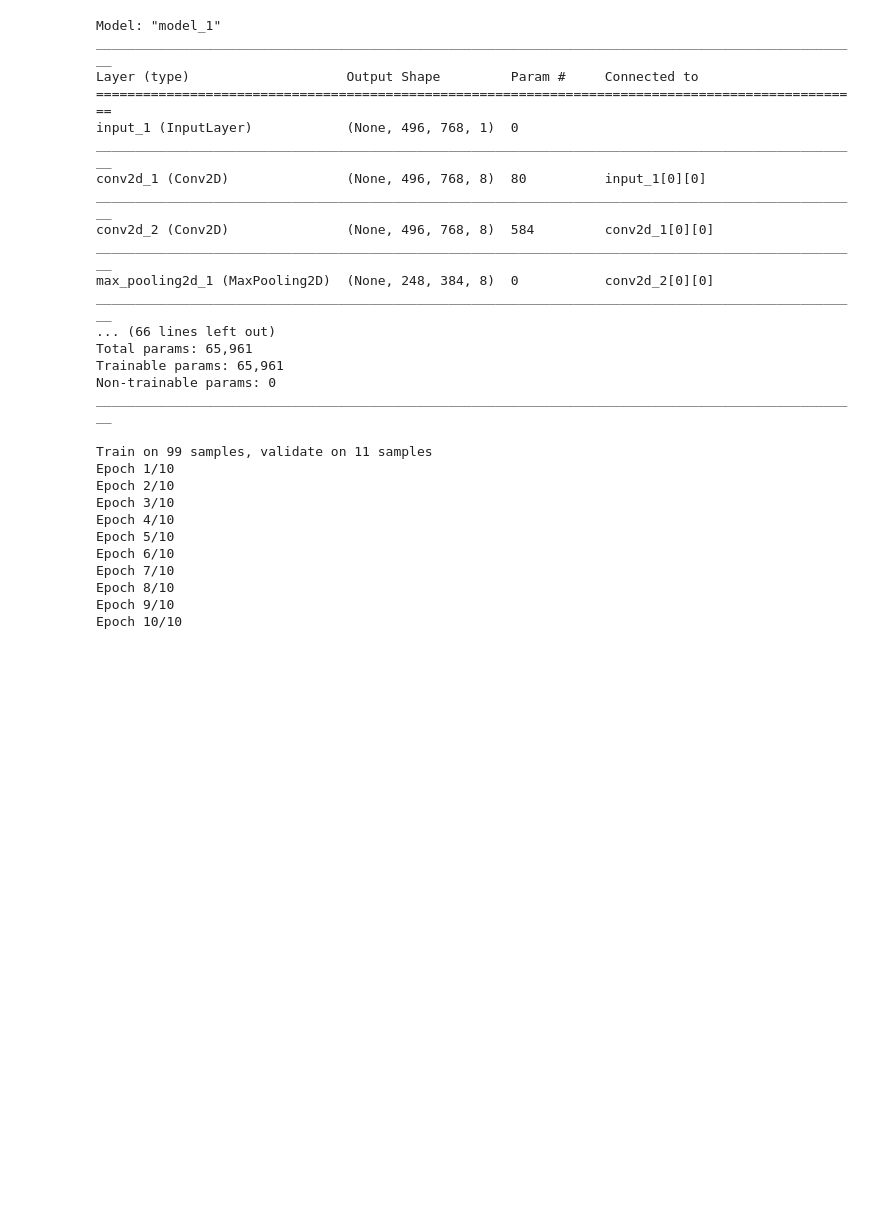
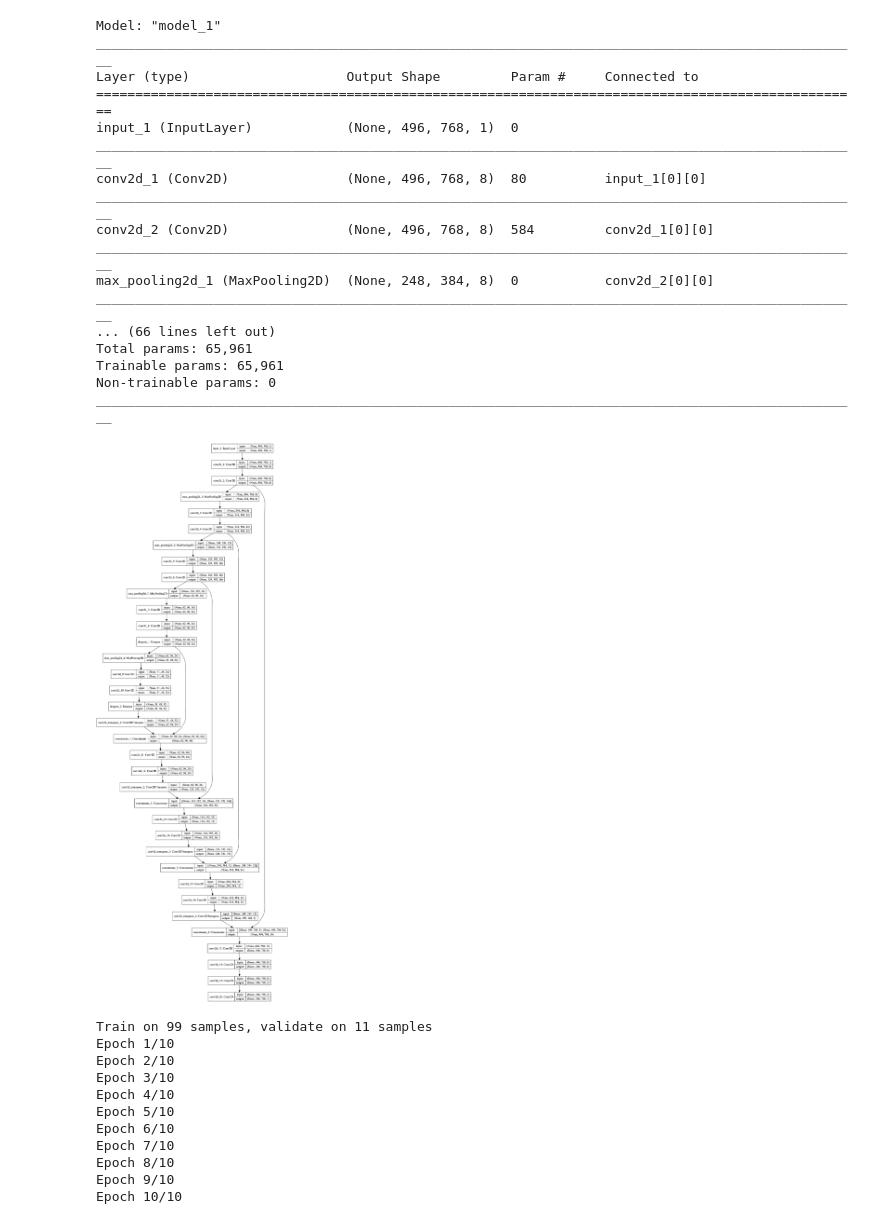
Before and after one commit to Malcolm-Ma/DL_Final_Project, a Jupyter notebook: src/trainUnet.ipynb, the cells around one changed output. Cells and saved outputs as stored; diff of their text form; code cells hidden in the pictures; blank space fills up the shorter version.

```diff
--- a/src/trainUnet.ipynb
+++ b/src/trainUnet.ipynb
@@ -182,6 +151,12 @@ Total params: 65,961
 Trainable params: 65,961
 Non-trainable params: 0
 __________________________________________________________________________________________________
+# %%
+from keras.utils.vis_utils import plot_model
+
+plot_model(model, to_file='model1.png', show_shapes=True)
+# %% [output]
+[figure, added]
 # %%
 # model_checkpoint = ModelCheckpoint('unet_membrane.hdf5', monitor='loss',verbose=1, save_best_only=True)
 # model.fit(x_train, y_train,steps_per_epoch=300,epochs=1,callbacks=[model_checkpoint])
```
Also changed, not shown: parts of 5 cells of this notebook, 2 other files.
